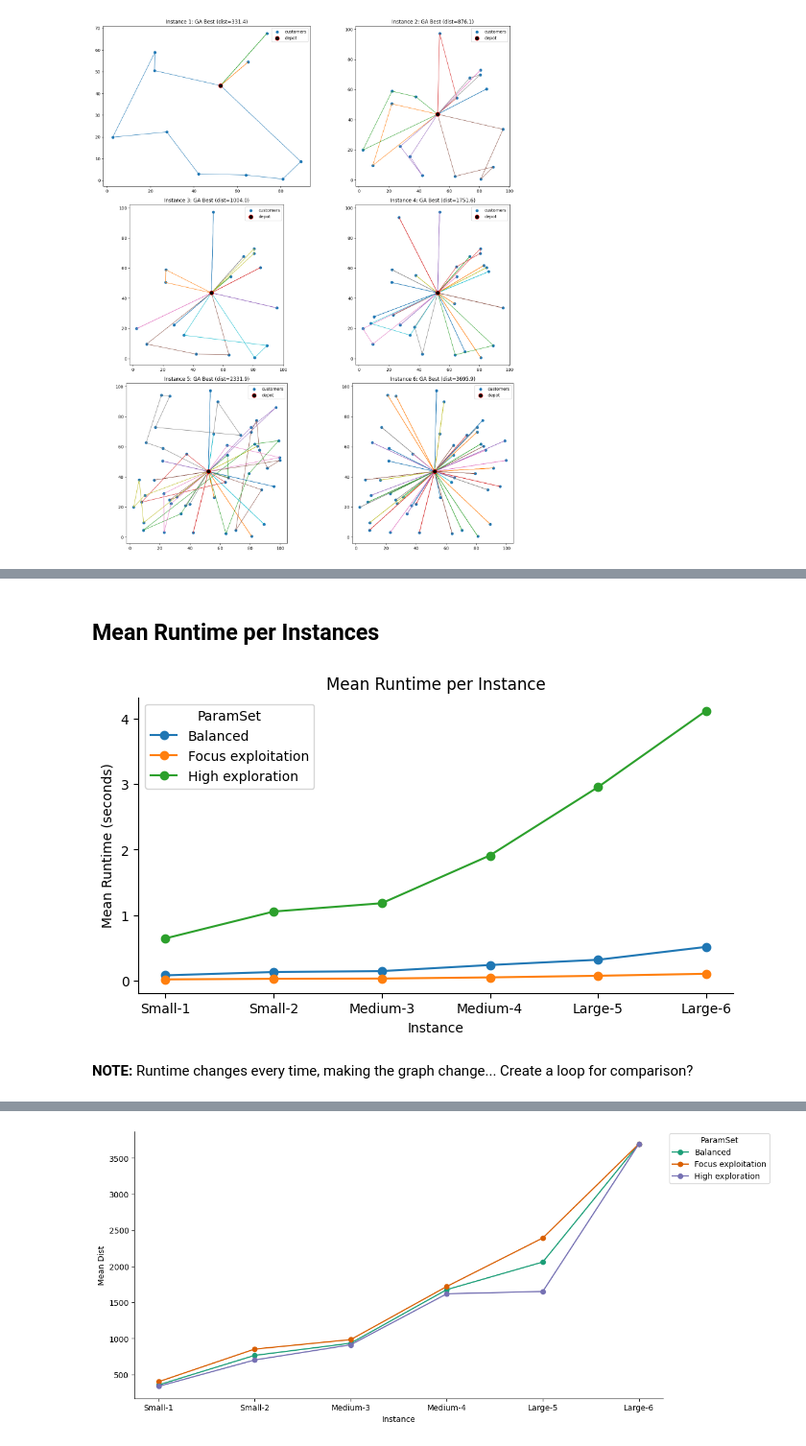
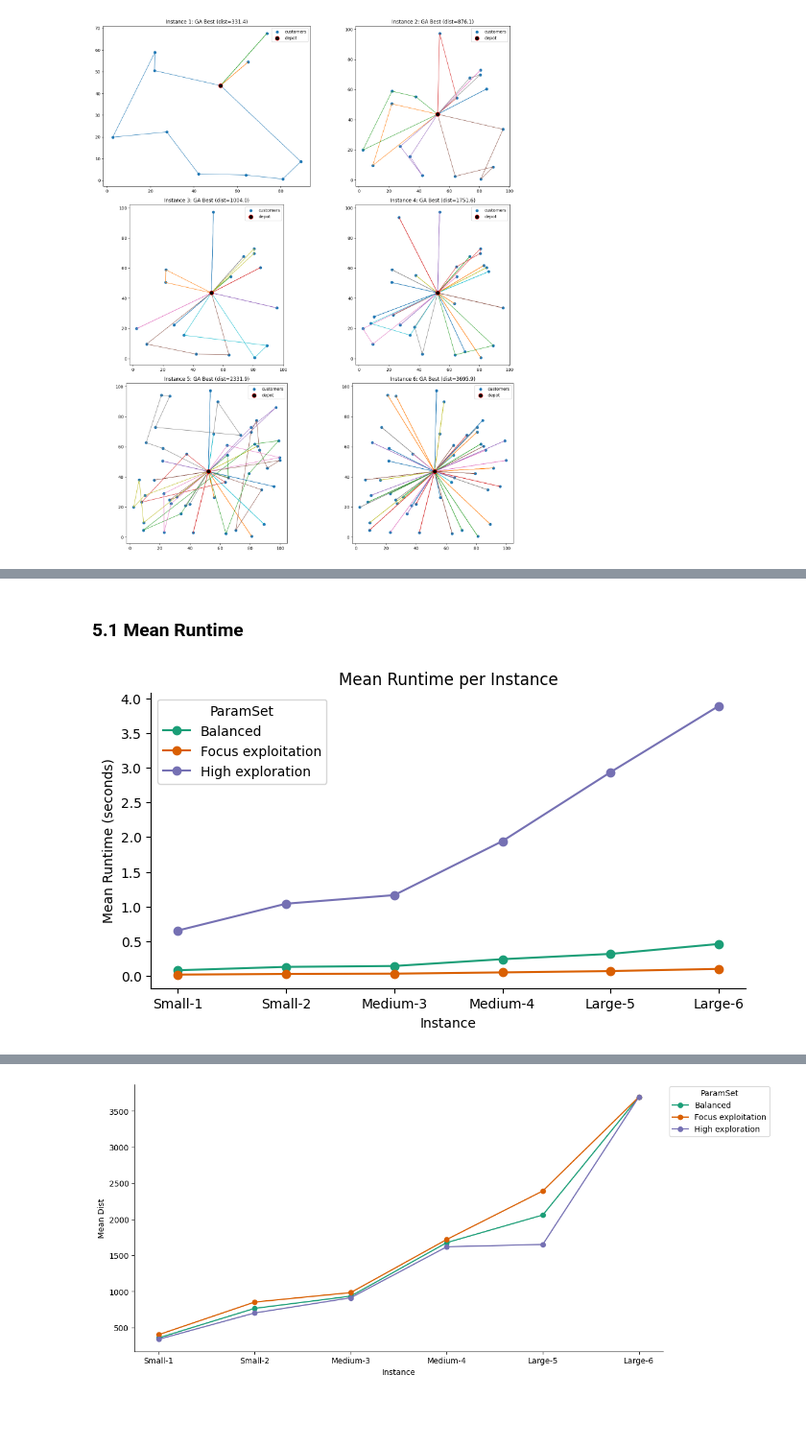
Before and after one commit to jofa016/ACIT4610---Mandatory-1, a Jupyter notebook: MAIN_CODE_BHF.ipynb, the cells around one changed output, grey strips where cells are left out. Shown at 96% size. Drawn from its saved outputs; the diff is of its cells as text; code cells hidden in the pictures; blank space fills up the shorter version.

```diff
--- a/MAIN_CODE_BHF.ipynb
+++ b/MAIN_CODE_BHF.ipynb
@@ -470,42 +454,33 @@ KeyboardInterrupt:
 # %% [markdown]
-## Mean Runtime per Instances
+### **5.1 Mean Runtime**
 # %%
-# Custom labels for x-axis
-instance_labels = {
-    1: "Small-1",
-    2: "Small-2",
-    3: "Medium-3",
-    4: "Medium-4",
-    5: "Large-5",
-    6: "Large-6"
-}
-
-def _plot_series(series, series_name, series_index=0, ycol="MeanDist"):
+# Helper function to plot any metric per instance
+def plot_instance_metric(series, series_name, series_index=0, ycol="MeanDist"):
     palette = list(sns.palettes.mpl_palette('Dark2'))
     xs = series['Instance']
     ys = series[ycol]
 
     plt.plot(xs, ys, marker='o', label=series_name,
              color=palette[series_index % len(palette)])
+
+# Plot Mean Runtime for each parameter set
+plt.figure(figsize=(8, 4))
+df_results_sorted = df_results.sort_values('Instance')
+
+for i, (name, group) in enumerate(df_results_sorted.groupby("ParamSet")):
+    plot_instance_metric(group, series_name=name, series_index=i, ycol="MeanRuntime")
+
+plt.title("Mean Runtime per Instance")
+plt.xlabel("Instance")
+plt.ylabel("Mean Runtime (seconds)")
+
+plt.xticks(
+    ticks=df_results_sorted["Instance"].unique(),
+    labels=[instance_labels[i] for i in df_results_sorted["Instance"].unique()]
+)
+
+plt.legend(title="ParamSet")
+plt.gca().spines[["top", "right"]].set_visible(False)
+plt.show()
+# %% [output]
+[figure, added]
-# %%
-plt.figure(figsize=(8,4))
-df_results_sorted = df_results.sort_values('Instance')
-
-# Plot MeanRuntime for each parameter set
-for name, group in df_results_sorted.groupby("ParamSet"):
-    plt.plot(group["Instance"], group["MeanRuntime"], marker="o", label=name)
-
-plt.title("Mean Runtime per Instance")
-plt.xlabel("Instance")
-plt.ylabel("Mean Runtime (seconds)")
-plt.xticks(
-    ticks=df_results_sorted["Instance"].unique(),
-    labels=[instance_labels[i] for i in df_results_sorted["Instance"].unique()]
-)
-plt.legend(title="ParamSet")
-plt.gca().spines[['top','right']].set_visible(False)
-plt.show()
-# %% [output]
-[figure, removed]
-# %% [markdown]
-**NOTE:** Runtime changes every time, making the graph change... Create a loop for comparison?
```
Also changed, not shown: parts of 51 cells of this notebook, 4 other files.
